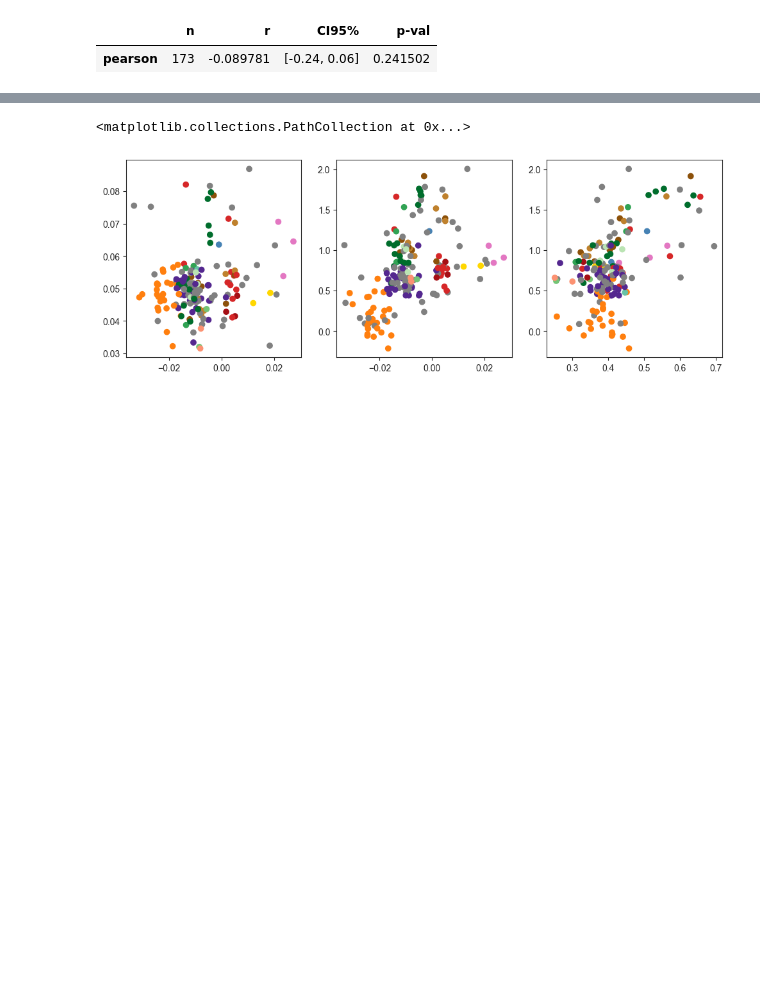
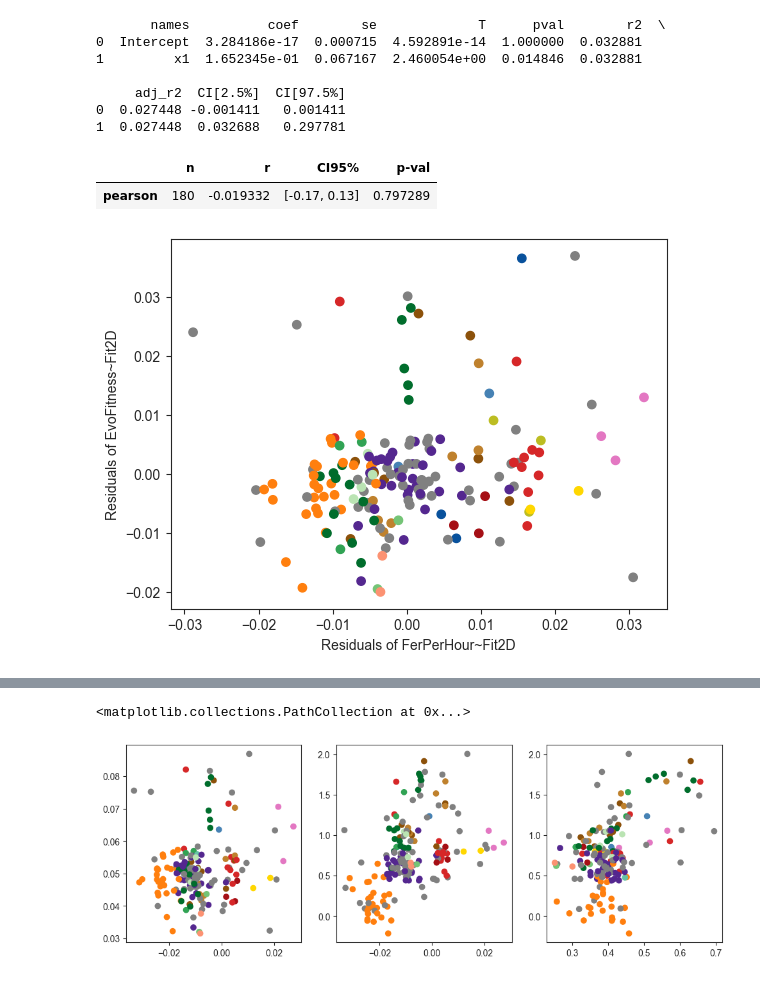
Before and after one commit to grantkinsler/EvolvingFront, a Jupyter notebook: EvolutionTracking/remeasurement vs evolution fitness.ipynb, the cells around one changed output, grey strips where cells are left out. Saved outputs shown, nothing was run; the diff lists cells and outputs as text; code cells hidden in the pictures; blank space fills up the shorter version.

```diff
--- a/EvolutionTracking/remeasurement vs evolution fitness.ipynb
+++ b/EvolutionTracking/remeasurement vs evolution fitness.ipynb
@@ -127,6 +126,7 @@ remeasurement_data = p.read_csv(f'{home_dir}/data/fitness_withMutations.csv',ind
 # %%
 evolution_fitness_values = {}
 evolution_fitness_conditions = {}
+evolution_fitness_all = {}
 
 for bc,condition_sets in evolution_fitness_dict.items():
     fs = condition_sets[0]
@@ -166,6 +166,7 @@ for bc,condition_sets in evolution_fitness_dict.items():
 #                 evolution_fitness_values[bc] = fs_filtered[entry]
 # #                 evolution_fitness_conditions[bc] = conditions_filtered[entry]
 #             else:
+            evolution_fitness_all[bc] = {condition:f for condition,f in zip(conditions_filtered,fs_filtered)}
             entry = np.where(fs_filtered==np.max(fs_filtered))[0][0]
             evolution_fitness_values[bc] = fs_filtered[entry]
             evolution_fitness_conditions[bc] = conditions_filtered[entry]
@@ -212,6 +252,12 @@ set_to_plot = remeasurement_data[(remeasurement_data['ancestor'].isin(['IRA1_MIS
                    (remeasurement_data['class_new'].isin(['adaptive_haploid','high_fitness_diploids'])) &
                                 (remeasurement_data['evolution_condition']=='Evo2D')]
 
+
+set_to_plot = remeasurement_data[
+                   (remeasurement_data['class_new'].isin(['adaptive_haploid','high_fitness_diploids'])) &
+                                (remeasurement_data['evolution_condition']=='Evo2D')]
+
+
 # this_df = p.DataFrame(
 #                      {'barcode':set_to_plot['barcode'],
 #                       'evolution_fitness':overlap_evo['Fitness'].values,
@@ -221,5 +298,49 @@ set_to_plot = remeasurement_data[(remeasurement_data['ancestor'].isin(['IRA1_MIS
+# %%
+colors = [tools.find_mutation_color(gene) for gene in set_to_plot['gene'].values]
 # %%
+
+indices_to_keep = np.argwhere(~np.isnan(set_to_plot['evolution_fitness'].values)).flatten()
+
+
+lr_x = pg.linear_regression(
+                            set_to_plot['Fit2D_early_fitness_ancestor'].values[indices_to_keep],
+                            set_to_plot['FerPerHour_relative'].values[indices_to_keep],
+                            remove_na=True)
+lr_y = pg.linear_regression(
+                            set_to_plot['Fit2D_early_fitness_ancestor'].values[indices_to_keep],
+                            set_to_plot['evolution_fitness'].values[indices_to_keep],
+                            remove_na=True)
+
+# lr_x = pg.linear_regression(
+#                             set_to_plot['ResPerHour_relative'].values[indices_to_keep],
+#                             set_to_plot['Fit2D_early_fitness_relative'].values[indices_to_keep],
+
+#                             remove_na=True)
+# lr_y = pg.linear_regression(
+#                             set_to_plot['evolution_fitness'].values[indices_to_keep],
+#                             set_to_plot['Fit2D_early_fitness_relative'].values[indices_to_keep],
+
+#                             remove_na=True)
+
+plt.scatter(lr_x.residuals_,lr_y.residuals_,c=np.asarray(colors)[indices_to_keep])
+
+
+lr_partial = pg.linear_regression(lr_x.residuals_,lr_y.residuals_)
+print(lr_partial)
+
+
+plt.xlabel('Residuals of FerPerHour~Fit2D')
+plt.ylabel('Residuals of EvoFitness~Fit2D')
+
 pg.partial_corr(data=set_to_plot, x='FerPerHour_relative', y='evolution_fitness', covar=['Fit2D_early_fitness_relative'])
 # %% [output]
+       names          coef        se             T      pval        r2  \
+0  Intercept  3.284186e-17  0.000715  4.592891e-14  1.000000  0.032881
+1         x1  1.652345e-01  0.067167  2.460054e+00  0.014846  0.032881
+
+     adj_r2  CI[2.5%]  CI[97.5%]
+0  0.027448 -0.001411   0.001411
+1  0.027448  0.032688   0.297781
 |  | n | r | CI95% | p-val |
-| pearson | 173 | -0.089781 | [-0.24, 0.06] | 0.241502 |
+| pearson | 180 | -0.019332 | [-0.17, 0.13] | 0.797289 |
+[figure, added]
```
Also changed, not shown: parts of 16 cells of this notebook.
